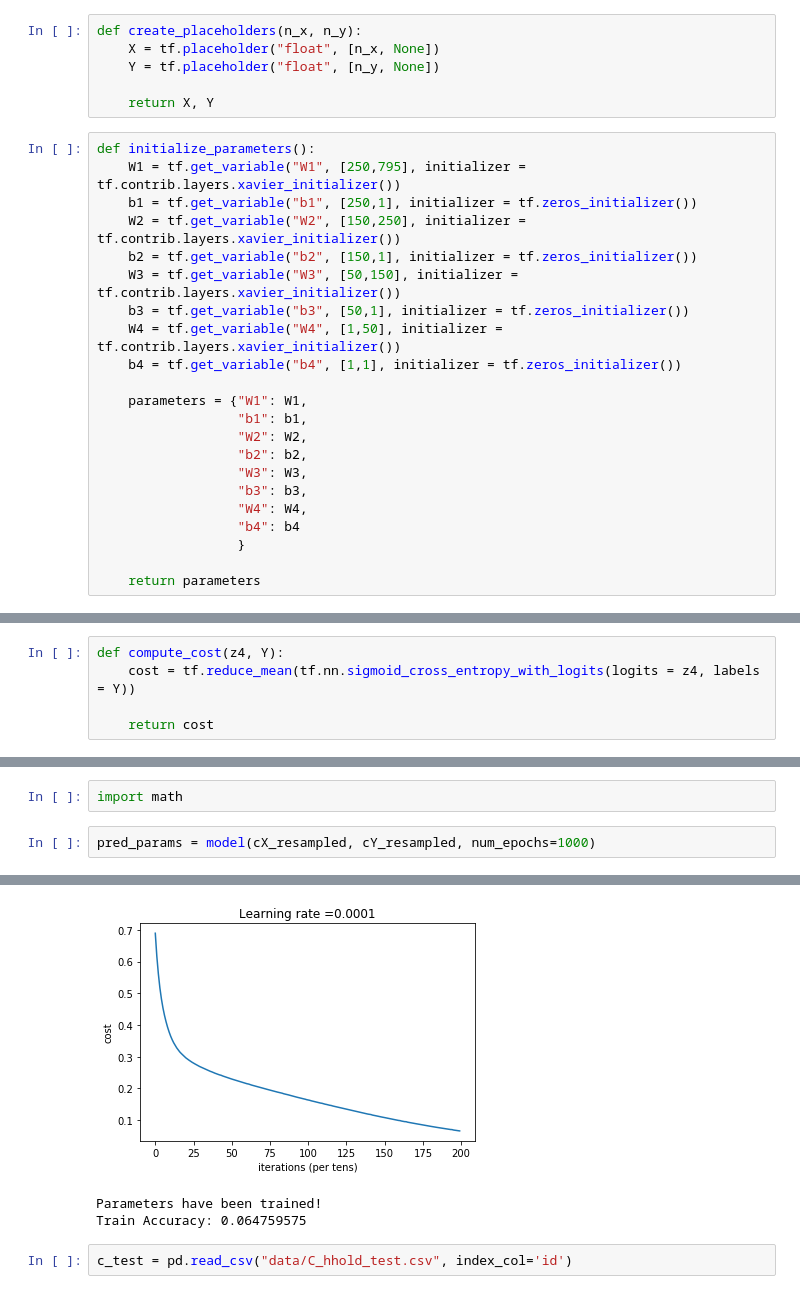
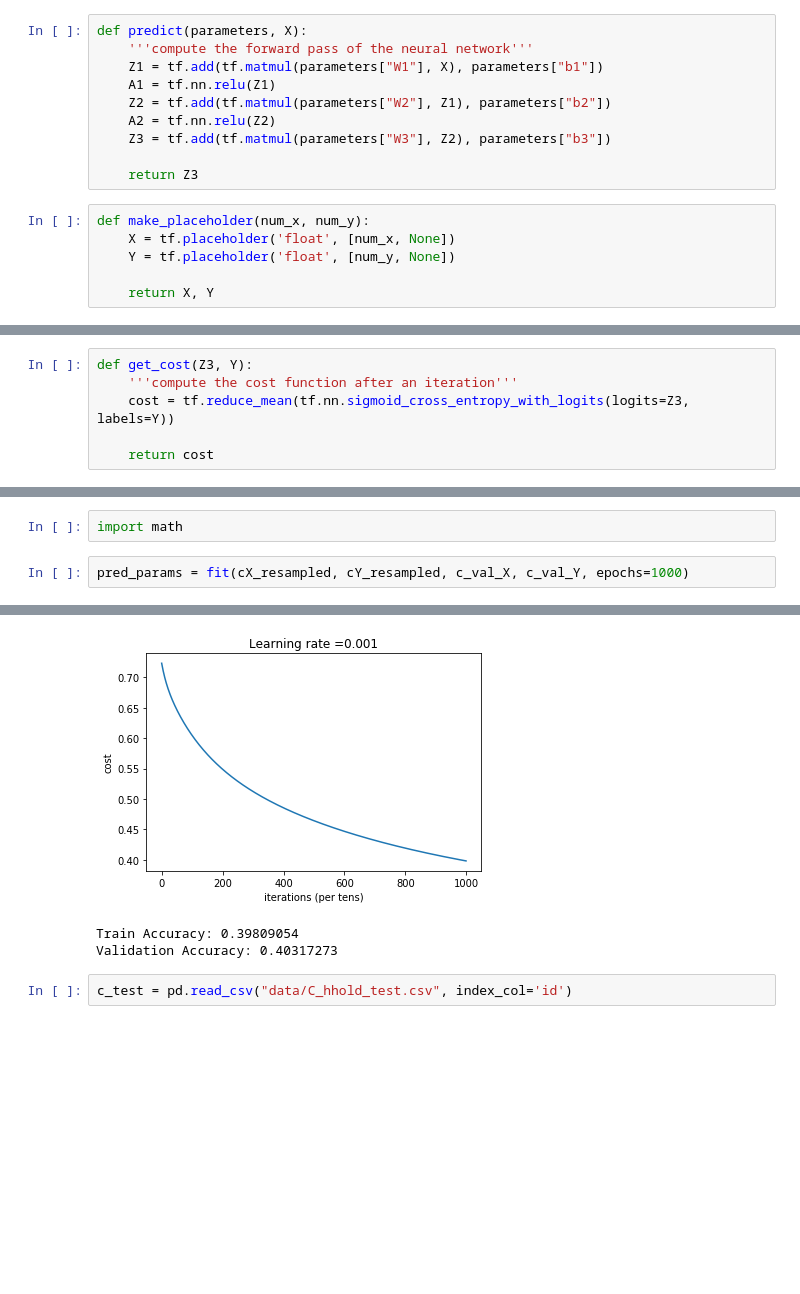
Before and after one commit to jaeycyril/poverty-prediction, a Jupyter notebook: wrangle_C.ipynb, the cells around one changed output, grey strips where cells are left out. Cells and saved outputs as stored; diff of their text form; blank space fills up the shorter version.

Commit message:
make validation set and test

```diff
--- a/wrangle_C.ipynb
+++ b/wrangle_C.ipynb
@@ -105,28 +178,16 @@ def random_mini_batches(X, Y, mini_batch_size = 64, seed = 0):
+# %%
+def predict(parameters, X):
+    '''compute the forward pass of the neural network'''
+    Z1 = tf.add(tf.matmul(parameters["W1"], X), parameters["b1"])
+    A1 = tf.nn.relu(Z1)
+    Z2 = tf.add(tf.matmul(parameters["W2"], Z1), parameters["b2"])
+    A2 = tf.nn.relu(Z2)
+    Z3 = tf.add(tf.matmul(parameters["W3"], Z2), parameters["b3"])
+
+    return Z3
 # %%
-def create_placeholders(n_x, n_y):
-    X = tf.placeholder("float", [n_x, None])
-    Y = tf.placeholder("float", [n_y, None])
+def make_placeholder(num_x, num_y):
+    X = tf.placeholder('float', [num_x, None])
+    Y = tf.placeholder('float', [num_y, None])
 
     return X, Y
-# %%
-def initialize_parameters():
-    W1 = tf.get_variable("W1", [250,795], initializer = tf.contrib.layers.xavier_initializer())
-    b1 = tf.get_variable("b1", [250,1], initializer = tf.zeros_initializer())
-    W2 = tf.get_variable("W2", [150,250], initializer = tf.contrib.layers.xavier_initializer())
-    b2 = tf.get_variable("b2", [150,1], initializer = tf.zeros_initializer())
-    W3 = tf.get_variable("W3", [50,150], initializer = tf.contrib.layers.xavier_initializer())
-    b3 = tf.get_variable("b3", [50,1], initializer = tf.zeros_initializer())
-    W4 = tf.get_variable("W4", [1,50], initializer = tf.contrib.layers.xavier_initializer())
-    b4 = tf.get_variable("b4", [1,1], initializer = tf.zeros_initializer())
-
-    parameters = {"W1": W1,
-                  "b1": b1,
-                  "W2": W2,
-                  "b2": b2,
-                  "W3": W3,
-                  "b3": b3,
-                  "W4": W4,
-                  "b4": b4
-                  }
-
-    return parameters
@@ -154,5 +194,6 @@ def forward_propagation(X, parameters):
 # %%
-def compute_cost(z4, Y):
-    cost = tf.reduce_mean(tf.nn.sigmoid_cross_entropy_with_logits(logits = z4, labels = Y))
+def get_cost(Z3, Y):
+    '''compute the cost function after an iteration'''
+    cost = tf.reduce_mean(tf.nn.sigmoid_cross_entropy_with_logits(logits=Z3, labels=Y))
 
     return cost
@@ -274,5 +272,5 @@ import tensorflow as tf
 # %%
 import math
 # %%
-pred_params = model(cX_resampled, cY_resampled, num_epochs=1000)
+pred_params = fit(cX_resampled, cY_resampled, c_val_X, c_val_Y, epochs=1000)
 # %% [output]
@@ -289,6 +287,6 @@ Cost after epoch 900: 0.080279
-[figure, old version]
+[figure, new version]
-Parameters have been trained!
-Train Accuracy: 0.064759575
+Train Accuracy: 0.39809054
+Validation Accuracy: 0.40317273
 # %%
 c_test = pd.read_csv("data/C_hhold_test.csv", index_col='id')
 # %%
```
Also changed, not shown: parts of 31 cells of this notebook, 9 other files.
